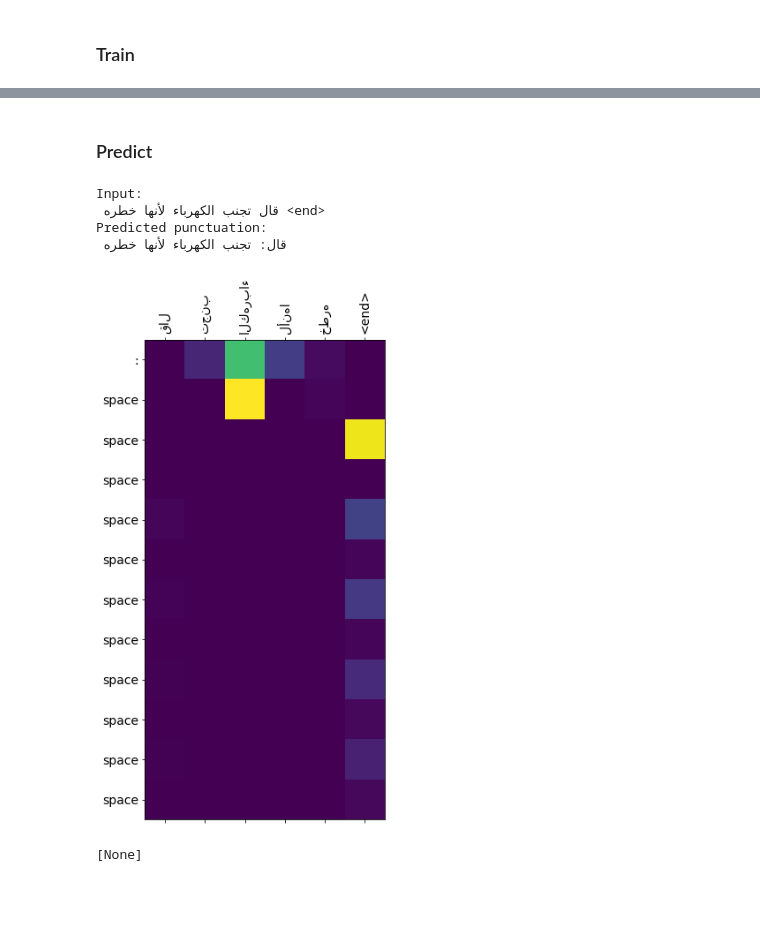
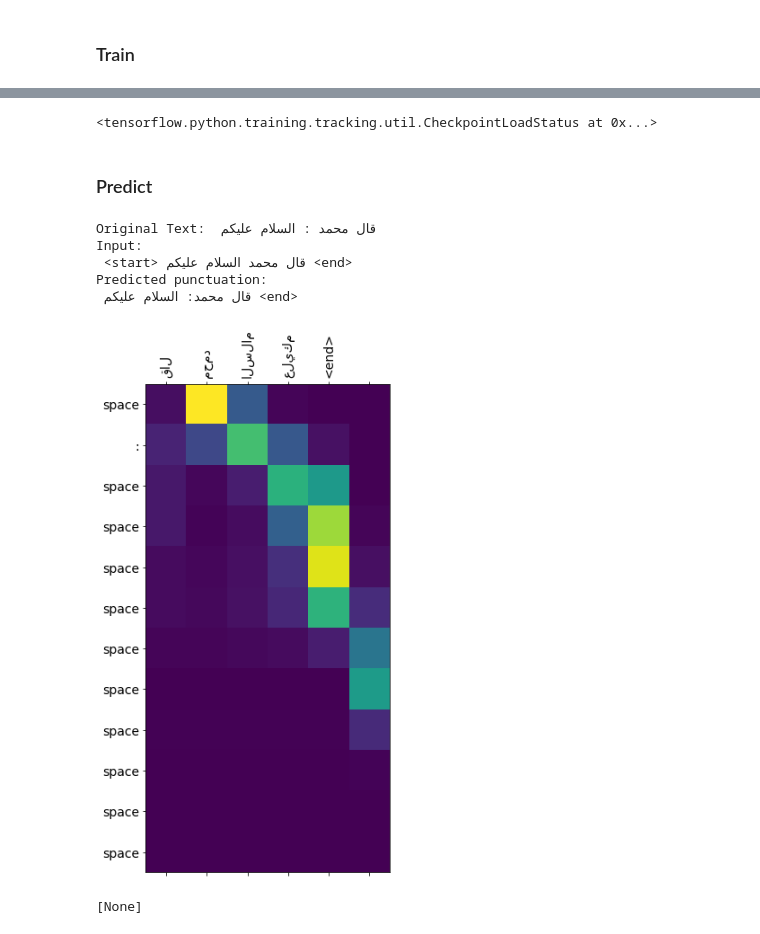
Before and after one commit to ZarahShibli/Arabic_Punctuation_Prediction, a Jupyter notebook: seq2seq_punctuation_prediction.ipynb, the cells around one changed output, grey strips where cells are left out. Saved outputs shown, nothing was run; the diff lists cells and outputs as text; code cells hidden in the pictures; blank space fills up the shorter version.

```diff
--- a/seq2seq_punctuation_prediction.ipynb
+++ b/seq2seq_punctuation_prediction.ipynb
@@ -157,7 +166,7 @@ plt.bar(target[0],target[1], color=(0.2, 0.4, 0.6, 0.6))
 BUFFER_SIZE = len(input_tensor)
 BATCH_SIZE = 256
 steps_per_epoch = len(input_tensor)//BATCH_SIZE
-embedding_dim = 256
+embedding_dim = 128
 units = 1024
 vocab_inp_size = len(input_tokenizer.word_index)+1
 vocab_tar_size = len(target_tokenizer.word_index)+1
@@ -305,7 +303,7 @@ def loss_function(real, pred):
 
     return tf.reduce_mean(loss_)
 # %%
-checkpoint_dir = './training_checkpoints'
+checkpoint_dir = './training_checkpoints5'
 checkpoint_prefix = os.path.join(checkpoint_dir, "ckpt")
 checkpoint = tf.train.Checkpoint(optimizer=optimizer,
                                  encoder=encoder,
@@ -313,6 +311,7 @@ checkpoint = tf.train.Checkpoint(optimizer=optimizer,
 # %% [markdown]
 ### Train
 # %%
+
 @tf.function
 def train_step(inp, targ, enc_hidden):
     '''
@@ -327,7 +326,7 @@ def train_step(inp, targ, enc_hidden):
     '''
 
     loss = 0
-
+    accuracy=0
     with tf.GradientTape() as tape:
         enc_output, enc_hidden = encoder(inp, enc_hidden)
 
@@ -399,3 +398,8 @@ Time taken for 1 epoch 1154.2842366695404 sec
+# %%
+# restoring the latest checkpoint in checkpoint_dir
+checkpoint.restore(tf.train.latest_checkpoint(checkpoint_dir))
+# %% [output]
+<tensorflow.python.training.tracking.util.CheckpointLoadStatus at 0x...>
 # %% [markdown]
 ### Predict
 # %%
@@ -494,9 +497,10 @@ def predict(sentence):
 
     predict = ''
     sentence_list = sentence.split(' ')
+    sentence_list.pop(0) # remove <start>
     result_list = result.split(' ')
 
-    for i in range(len(sentence_list)-1):
+    for i in range(len(sentence_list)):
       if (result_list[i]=='space'):
         predict += sentence_list[i]+' '
       else:
@@ -504,19 +508,22 @@ def predict(sentence):
     print('Predicted punctuation:\n {}'.format(predict))
 
     attention_plot = attention_plot[:len(result.split(' ')), :len(sentence.split(' '))]
-    plot_attention(attention_plot, sentence.split(' '), result.split(' '))
+    plot_attention(attention_plot, sentence_list, result_list)
 # %%
-
-sentence = 'قال تجنب الكهرباء لأنها خطره'
+real_sentence = 'قال محمد : السلام عليكم'
+#real_sentence = 'نجح محمد في الامتحان ؛ لأنه اجتهد في دروسه.'
+sentence = 'قال محمد السلام عليكم'
+print('Original Text: ',real_sentence)
 
 in_seq = sentence.strip().split(' ')
 n =10
 in_sequances = [" ".join(in_seq[i:i+n]) for i in range(0, len(in_seq), n)]
 [predict(s) for s in in_sequances]
 # %% [output]
+Original Text:  قال محمد : السلام عليكم
 Input:
- قال تجنب الكهرباء لأنها خطره <end>
+ <start> قال محمد السلام عليكم <end>
 Predicted punctuation:
- قال: تجنب الكهرباء لأنها خطره
+ قال محمد: السلام عليكم <end>
-[figure, old version]
+[figure, new version]
 [None]
```
Also changed, not shown: parts of 17 cells of this notebook, 12 other files.
